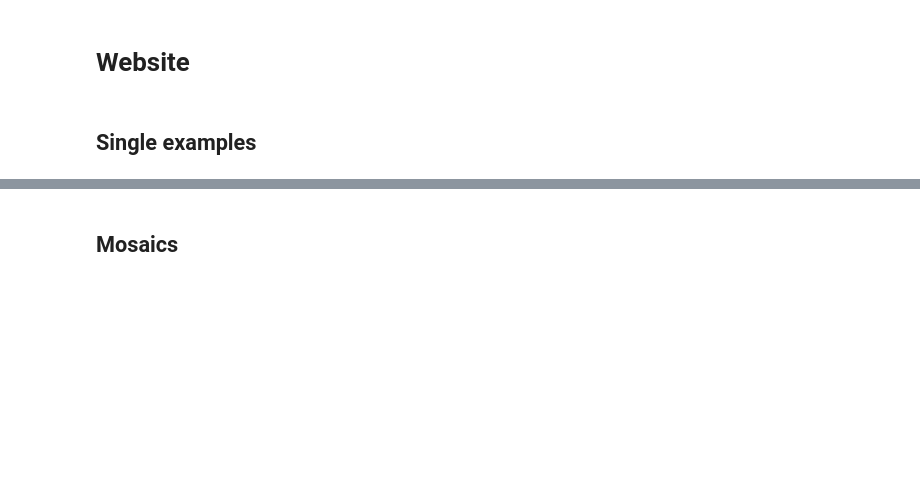
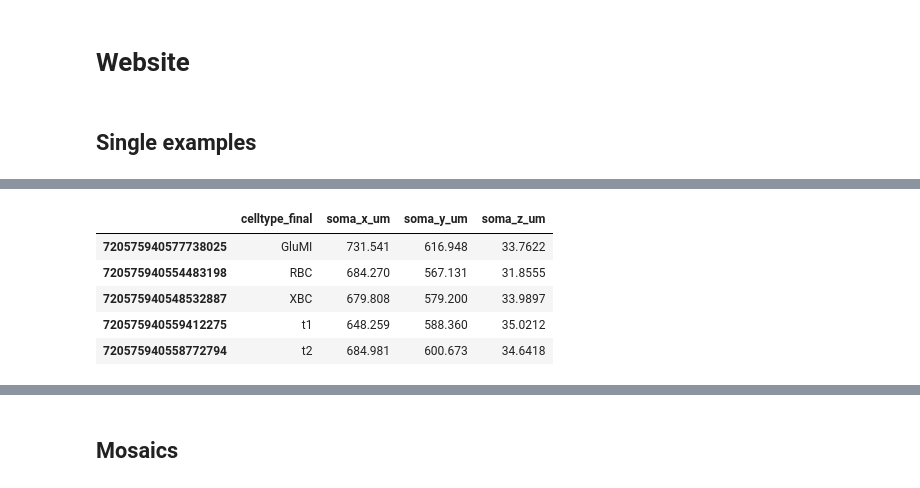
Before and after one commit to eyewire2/eyewire2-figures, a Jupyter notebook: notebooks/plot_BCs.ipynb, the cells around one changed output, grey strips where cells are left out. Cells and saved outputs as stored; diff of their text form; code cells hidden in the pictures; blank space fills up the shorter version.

```diff
--- a/notebooks/plot_BCs.ipynb
+++ b/notebooks/plot_BCs.ipynb
@@ -654,0 +593,44 @@ df_website_single.head()
+# %%
+# Box center in um
+box_center = (xy0 + xy1 + xy2 + xy3) / 4
+
+website_rows = []
+for celltype_final in plot_order:
+    rows = df[
+        (df.celltype_final == celltype_final)
+        & df.valid_celltype_final
+    ]
+
+    if len(rows) == 0:
+        website_rows.append(None)
+        continue
+
+    # Spatial distance to box center (medium priority)
+    soma_xy = np.stack([rows.soma_annot_x_um, rows.soma_annot_y_um]).T
+    spatial_dists = np.linalg.norm(soma_xy - box_center, axis=1)
+    spatial_dists = np.clip(spatial_dists, 50, None)
+
+    # tSNE distance to centroid (lowest priority, tiebreaker)
+    emb_ct = np.stack([rows['tsne_d0'], rows['tsne_d1']]).T
+    ct_mean = np.mean(emb_ct, axis=0)
+    tsne_dists = np.linalg.norm(emb_ct - ct_mean, axis=1)
+
+    # Strong flag (highest priority — invert so 0 = strong wins in argmin/lexsort)
+    not_strong = (rows.celltype_final_decision != 'both_strong').values.astype(int)
+
+    # lexsort sorts by LAST key as primary → put highest priority last
+    order = np.lexsort((tsne_dists, spatial_dists, not_strong))
+    row = rows.iloc[order[0]]
+
+    website_rows.append(row)
+
+df_website_single = pd.DataFrame(website_rows).loc[:, website_cols].copy()
+df_website_single.sort_values('celltype_final', inplace=True)
+df_website_single.head()
+# %% [output]
+|  | celltype_final | soma_x_um | soma_y_um | soma_z_um |
+| 720575940577738025 | GluMI | 731.541 | 616.948 | 33.7622 |
+| 720575940554483198 | RBC | 684.270 | 567.131 | 31.8555 |
+| 720575940548532887 | XBC | 679.808 | 579.200 | 33.9897 |
+| 720575940559412275 | t1 | 648.259 | 588.360 | 35.0212 |
+| 720575940558772794 | t2 | 684.981 | 600.673 | 34.6418 |
```
Also changed, not shown: parts of 4 cells of this notebook, 5 other files.
